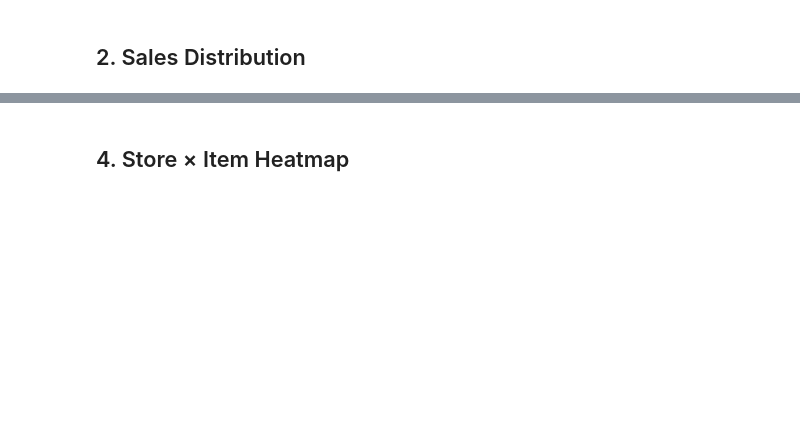
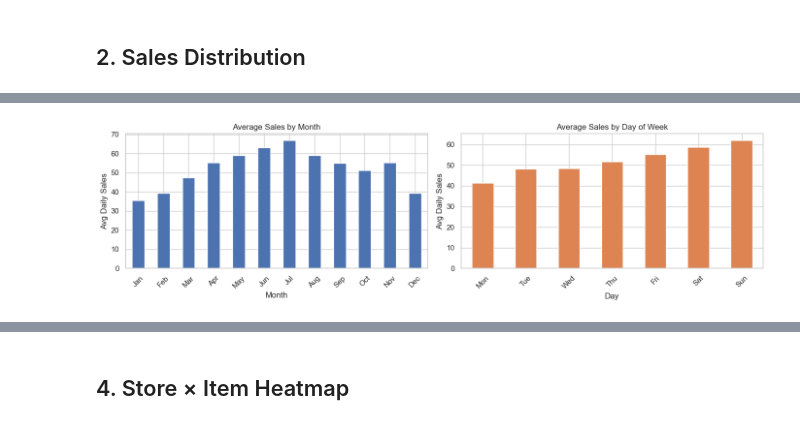
Before and after one commit to dominickyacono/ml-foundations-project, a Jupyter notebook: notebooks/01_eda.ipynb, the cells around one changed output, grey strips where cells are left out. Cells and saved outputs as stored; diff of their text form; code cells hidden in the pictures; blank space fills up the shorter version.

```diff
--- a/notebooks/01_eda.ipynb
+++ b/notebooks/01_eda.ipynb
@@ -58,0 +144,30 @@ plt.show()
+# %%
+# --- Monthly seasonality ---
+df['month'] = df['date'].dt.month
+monthly_avg = df.groupby('month')['sales'].mean()
+
+fig, axes = plt.subplots(1, 2, figsize=(14, 4))
+
+monthly_avg.plot(kind='bar', color=BLUE, edgecolor='white', ax=axes[0])
+axes[0].set_title('Average Sales by Month')
+axes[0].set_xlabel('Month')
+axes[0].set_ylabel('Avg Daily Sales')
+axes[0].set_xticklabels(['Jan','Feb','Mar','Apr','May','Jun',
+                         'Jul','Aug','Sep','Oct','Nov','Dec'], rotation=45)
+
+# --- Day-of-week seasonality ---
+df['dow'] = df['date'].dt.dayofweek          # 0=Mon … 6=Sun
+df['dow_name'] = df['date'].dt.day_name()
+dow_avg = df.groupby('dow')['sales'].mean()
+
+dow_avg.plot(kind='bar', color=ORANGE, edgecolor='white', ax=axes[1])
+axes[1].set_title('Average Sales by Day of Week')
+axes[1].set_xlabel('Day')
+axes[1].set_ylabel('Avg Daily Sales')
+axes[1].set_xticklabels(['Mon','Tue','Wed','Thu','Fri','Sat','Sun'], rotation=45)
+
+plt.tight_layout()
+plt.savefig('../results/eda_seasonality.png', dpi=150)
+plt.show()
+# %% [output]
+[figure, added]
```
Also changed, not shown: parts of 32 cells of this notebook, 11 other files.
